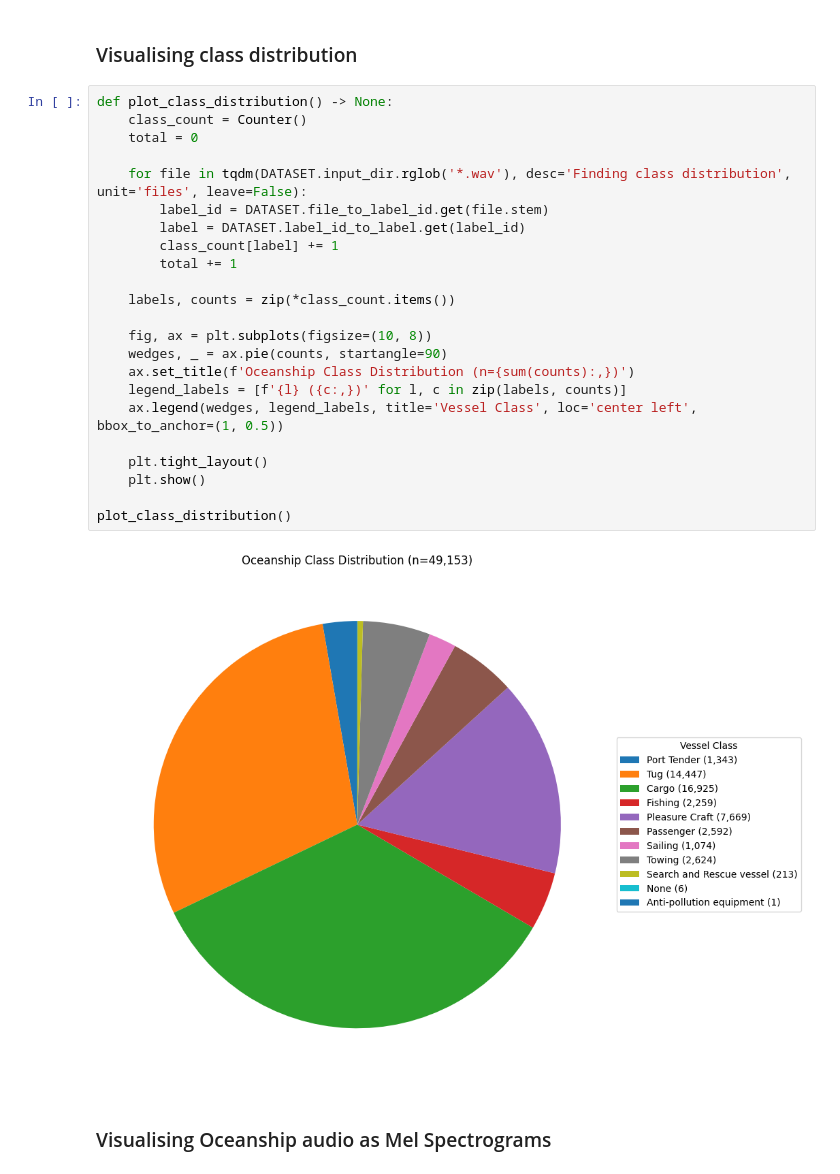
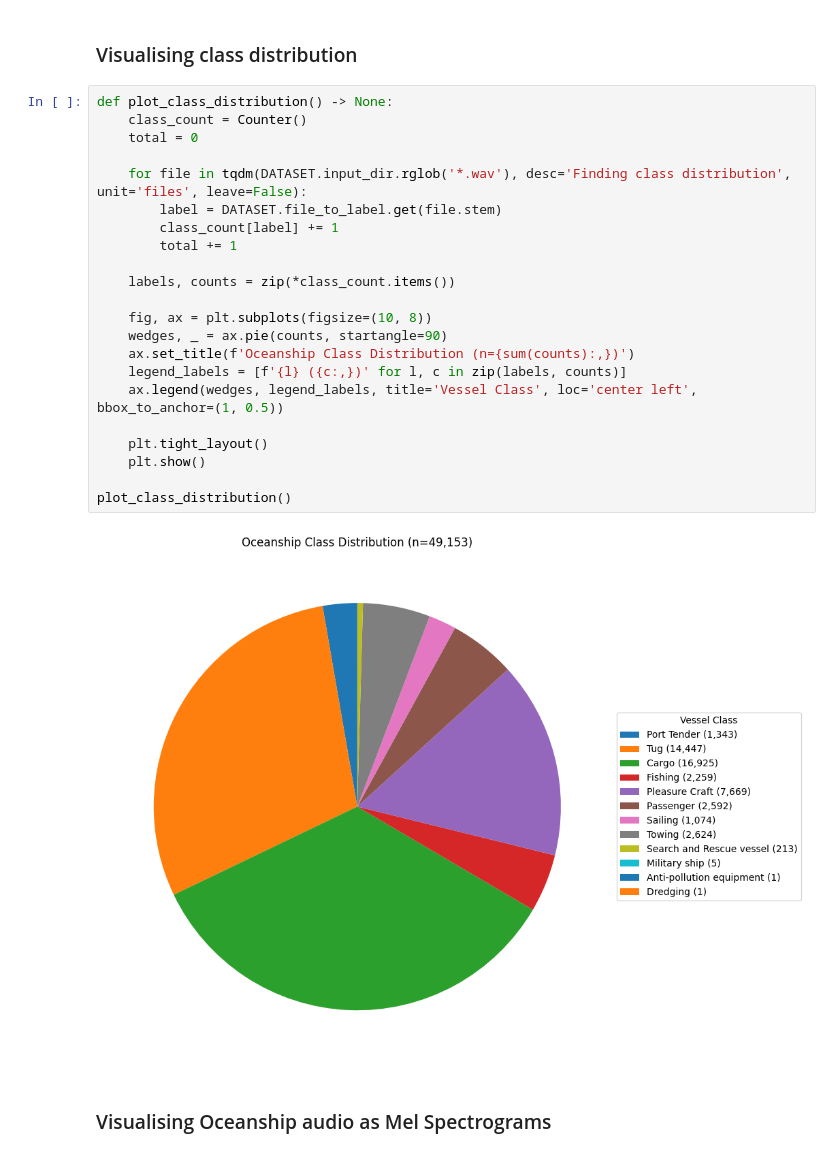
Before and after one commit to jackr03/bio-inspired-sonar-for-underwater-object-detection, a Jupyter notebook: notebooks/phase3/oceanship_exploration.ipynb, the cells around one changed output. Drawn from its saved outputs; the diff is of its cells as text.

```diff
--- a/notebooks/phase3/oceanship_exploration.ipynb
+++ b/notebooks/phase3/oceanship_exploration.ipynb
@@ -90,28 +92,27 @@ Mean: 4.08s
 # %%
 def plot_class_distribution() -> None:
     class_count = Counter()
     total = 0
 
     for file in tqdm(DATASET.input_dir.rglob('*.wav'), desc='Finding class distribution', unit='files', leave=False):
-        label_id = DATASET.file_to_label_id.get(file.stem)
-        label = DATASET.label_id_to_label.get(label_id)
+        label = DATASET.file_to_label.get(file.stem)
         class_count[label] += 1
         total += 1
 
     labels, counts = zip(*class_count.items())
 
     fig, ax = plt.subplots(figsize=(10, 8))
     wedges, _ = ax.pie(counts, startangle=90)
     ax.set_title(f'Oceanship Class Distribution (n={sum(counts):,})')
     legend_labels = [f'{l} ({c:,})' for l, c in zip(labels, counts)]
     ax.legend(wedges, legend_labels, title='Vessel Class', loc='center left', bbox_to_anchor=(1, 0.5))
 
     plt.tight_layout()
     plt.show()
 
 plot_class_distribution()
 # %% [output]
-[figure, old version]
+[figure, new version]
 # %% [markdown]
 ### Visualising Oceanship audio as Mel Spectrograms
 # %%
```
Also changed, not shown: parts of 5 cells of this notebook, 7 other files.
